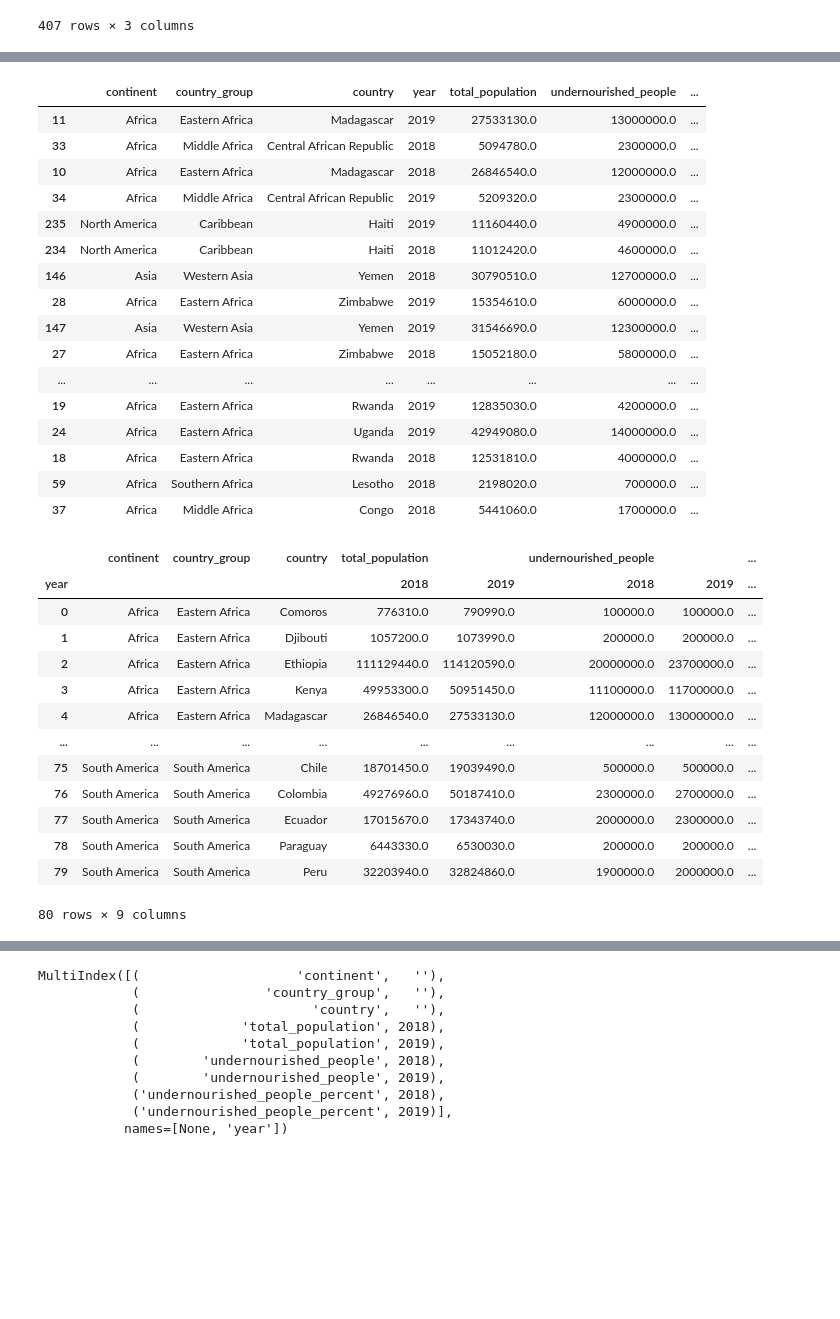
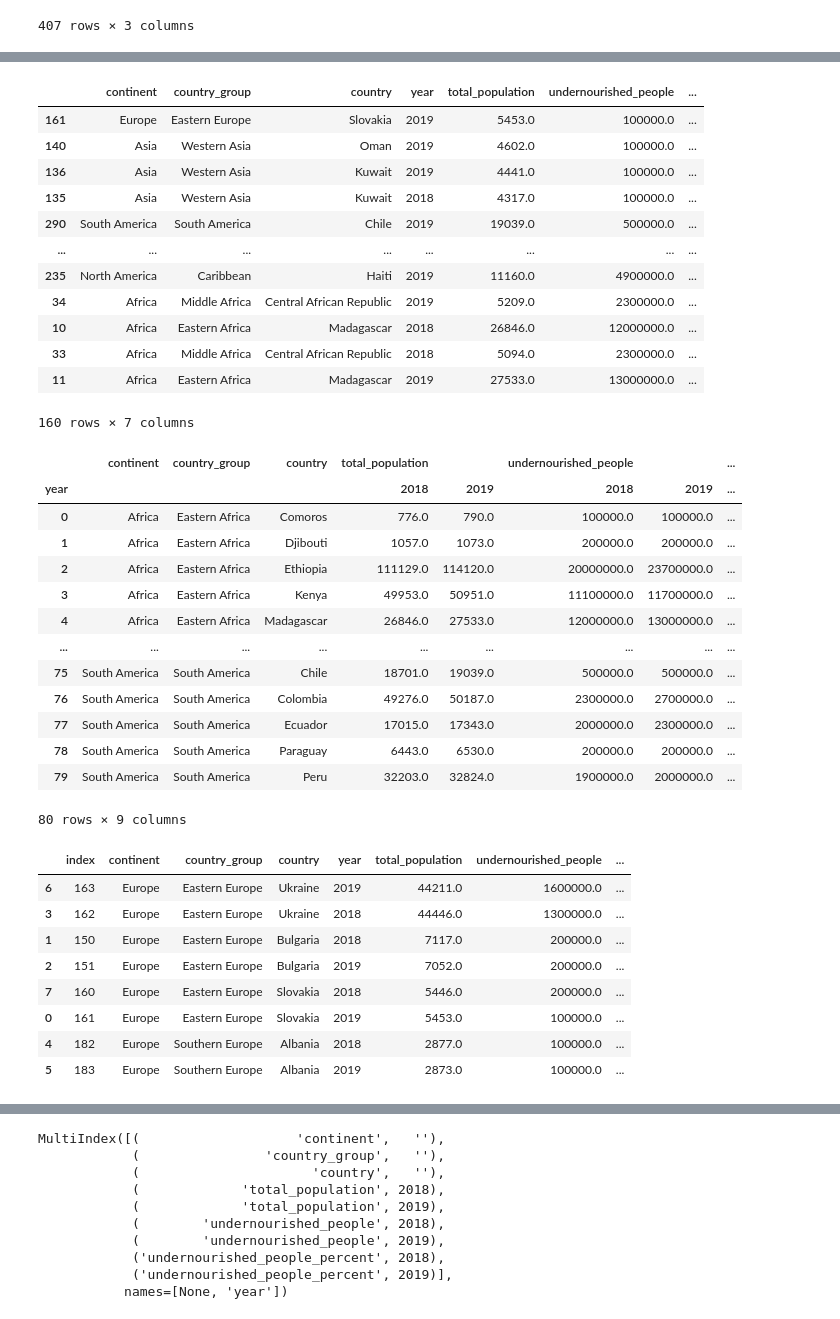
Before and after one commit to t7bo/pandas_fao, a Jupyter notebook: main.ipynb, the cells around one changed output, grey strips where cells are left out. Saved outputs shown, nothing was run; the diff lists cells and outputs as text; code cells hidden in the pictures; blank space fills up the shorter version.

```diff
--- a/main.ipynb
+++ b/main.ipynb
@@ -1211,28 +1258,31 @@ evolution_continents
 # %%
 df_sous_nutrition = pd.merge(evolution_continents, df_securite_alimentaire, on=["country", "year"], how="outer")
 valeurs_z = df_sous_nutrition["undernourished_people"] == 0
 df_sous_nutrition = df_sous_nutrition[~valeurs_z]
-df_sous_nutrition["undernourished_people_percent"] = round(df_sous_nutrition["undernourished_people"]*100 / df_sous_nutrition["total_population"],2)
+df_sous_nutrition["undernourished_people_percent"] = abs((df_sous_nutrition["total_population"]*1000 - df_sous_nutrition["undernourished_people"])*100 / (df_sous_nutrition["total_population"]*1000))
 df_sous_nutrition = df_sous_nutrition.dropna()
-df_sous_nutrition.sort_values(by="undernourished_people_percent", ascending=False).head(20)
+df_sous_nutrition = df_sous_nutrition.sort_values(by="undernourished_people_percent", ascending=False)
+df_sous_nutrition2 = df_sous_nutrition
+
+# nutrition2019 = df_sous_nutrition2["year"] == 2019
+# africa2019 = df_sous_nutrition2["continent"] == "Africa"
+
+# df_sous_nutrition2 = df_sous_nutrition2[nutrition2019 & africa2019].sort_values(by="undernourished_people_percent", ascending=True).head(20)
+df_sous_nutrition2
 # %% [output]
 |  | continent | country_group | country | year | total_population | undernourished_people | ... |
-| 11 | Africa | Eastern Africa | Madagascar | 2019 | 27533130.0 | 13000000.0 | ... |
-| 33 | Africa | Middle Africa | Central African Republic | 2018 | 5094780.0 | 2300000.0 | ... |
-| 10 | Africa | Eastern Africa | Madagascar | 2018 | 26846540.0 | 12000000.0 | ... |
-| 34 | Africa | Middle Africa | Central African Republic | 2019 | 5209320.0 | 2300000.0 | ... |
-| 235 | North America | Caribbean | Haiti | 2019 | 11160440.0 | 4900000.0 | ... |
-| 234 | North America | Caribbean | Haiti | 2018 | 11012420.0 | 4600000.0 | ... |
-| 146 | Asia | Western Asia | Yemen | 2018 | 30790510.0 | 12700000.0 | ... |
-| 28 | Africa | Eastern Africa | Zimbabwe | 2019 | 15354610.0 | 6000000.0 | ... |
-| 147 | Asia | Western Asia | Yemen | 2019 | 31546690.0 | 12300000.0 | ... |
-| 27 | Africa | Eastern Africa | Zimbabwe | 2018 | 15052180.0 | 5800000.0 | ... |
+| 161 | Europe | Eastern Europe | Slovakia | 2019 | 5453.0 | 100000.0 | ... |
+| 140 | Asia | Western Asia | Oman | 2019 | 4602.0 | 100000.0 | ... |
+| 136 | Asia | Western Asia | Kuwait | 2019 | 4441.0 | 100000.0 | ... |
+| 135 | Asia | Western Asia | Kuwait | 2018 | 4317.0 | 100000.0 | ... |
+| 290 | South America | South America | Chile | 2019 | 19039.0 | 500000.0 | ... |
 | ... | ... | ... | ... | ... | ... | ... | ... |
-| 19 | Africa | Eastern Africa | Rwanda | 2019 | 12835030.0 | 4200000.0 | ... |
-| 24 | Africa | Eastern Africa | Uganda | 2019 | 42949080.0 | 14000000.0 | ... |
-| 18 | Africa | Eastern Africa | Rwanda | 2018 | 12531810.0 | 4000000.0 | ... |
-| 59 | Africa | Southern Africa | Lesotho | 2018 | 2198020.0 | 700000.0 | ... |
-| 37 | Africa | Middle Africa | Congo | 2018 | 5441060.0 | 1700000.0 | ... |
+| 235 | North America | Caribbean | Haiti | 2019 | 11160.0 | 4900000.0 | ... |
+| 34 | Africa | Middle Africa | Central African Republic | 2019 | 5209.0 | 2300000.0 | ... |
+| 10 | Africa | Eastern Africa | Madagascar | 2018 | 26846.0 | 12000000.0 | ... |
+| 33 | Africa | Middle Africa | Central African Republic | 2018 | 5094.0 | 2300000.0 | ... |
+| 11 | Africa | Eastern Africa | Madagascar | 2019 | 27533.0 | 13000000.0 | ... |
+160 rows × 7 columns
 # %%
 df_sous_nutrition_pivot = df_sous_nutrition.pivot_table(index=["continent", "country_group", "country"], columns="year", values=["total_population", "undernourished_people", "undernourished_people_percent"])
 df_sous_nutrition_pivot = df_sous_nutrition_pivot.reset_index()
@@ -1240,15 +1290,30 @@ df_sous_nutrition_pivot
 # %% [output]
 |  | continent | country_group | country | total_population |  | undernourished_people |  | ... |
 | year |  |  |  | 2018 | 2019 | 2018 | 2019 | ... |
-| 0 | Africa | Eastern Africa | Comoros | 776310.0 | 790990.0 | 100000.0 | 100000.0 | ... |
-| 1 | Africa | Eastern Africa | Djibouti | 1057200.0 | 1073990.0 | 200000.0 | 200000.0 | ... |
-| 2 | Africa | Eastern Africa | Ethiopia | 111129440.0 | 114120590.0 | 20000000.0 | 23700000.0 | ... |
-| 3 | Africa | Eastern Africa | Kenya | 49953300.0 | 50951450.0 | 11100000.0 | 11700000.0 | ... |
-| 4 | Africa | Eastern Africa | Madagascar | 26846540.0 | 27533130.0 | 12000000.0 | 13000000.0 | ... |
+| 0 | Africa | Eastern Africa | Comoros | 776.0 | 790.0 | 100000.0 | 100000.0 | ... |
+| 1 | Africa | Eastern Africa | Djibouti | 1057.0 | 1073.0 | 200000.0 | 200000.0 | ... |
+| 2 | Africa | Eastern Africa | Ethiopia | 111129.0 | 114120.0 | 20000000.0 | 23700000.0 | ... |
+| 3 | Africa | Eastern Africa | Kenya | 49953.0 | 50951.0 | 11100000.0 | 11700000.0 | ... |
+| 4 | Africa | Eastern Africa | Madagascar | 26846.0 | 27533.0 | 12000000.0 | 13000000.0 | ... |
 | ... | ... | ... | ... | ... | ... | ... | ... | ... |
-| 75 | South America | South America | Chile | 18701450.0 | 19039490.0 | 500000.0 | 500000.0 | ... |
-| 76 | South America | South America | Colombia | 49276960.0 | 50187410.0 | 2300000.0 | 2700000.0 | ... |
-| 77 | South America | South America | Ecuador | 17015670.0 | 17343740.0 | 2000000.0 | 2300000.0 | ... |
-| 78 | South America | South America | Paraguay | 6443330.0 | 6530030.0 | 200000.0 | 200000.0 | ... |
-| 79 | South America | South America | Peru | 32203940.0 | 32824860.0 | 1900000.0 | 2000000.0 | ... |
+| 75 | South America | South America | Chile | 18701.0 | 19039.0 | 500000.0 | 500000.0 | ... |
+| 76 | South America | South America | Colombia | 49276.0 | 50187.0 | 2300000.0 | 2700000.0 | ... |
+| 77 | South America | South America | Ecuador | 17015.0 | 17343.0 | 2000000.0 | 2300000.0 | ... |
+| 78 | South America | South America | Paraguay | 6443.0 | 6530.0 | 200000.0 | 200000.0 | ... |
+| 79 | South America | South America | Peru | 32203.0 | 32824.0 | 1900000.0 | 2000000.0 | ... |
 80 rows × 9 columns
+# %%
+afrik = df_sous_nutrition2["continent"] == "Europe"
+df_afrik = df_sous_nutrition2[afrik].reset_index()
+df_afrik = df_afrik.sort_values(by="undernourished_people", ascending=False).head(10)
+df_afrik
+# %% [output]
+|  | index | continent | country_group | country | year | total_population | undernourished_people | ... |
+| 6 | 163 | Europe | Eastern Europe | Ukraine | 2019 | 44211.0 | 1600000.0 | ... |
+| 3 | 162 | Europe | Eastern Europe | Ukraine | 2018 | 44446.0 | 1300000.0 | ... |
+| 1 | 150 | Europe | Eastern Europe | Bulgaria | 2018 | 7117.0 | 200000.0 | ... |
+| 2 | 151 | Europe | Eastern Europe | Bulgaria | 2019 | 7052.0 | 200000.0 | ... |
+| 7 | 160 | Europe | Eastern Europe | Slovakia | 2018 | 5446.0 | 200000.0 | ... |
+| 0 | 161 | Europe | Eastern Europe | Slovakia | 2019 | 5453.0 | 100000.0 | ... |
+| 4 | 182 | Europe | Southern Europe | Albania | 2018 | 2877.0 | 100000.0 | ... |
+| 5 | 183 | Europe | Southern Europe | Albania | 2019 | 2873.0 | 100000.0 | ... |
```
Also changed, not shown: parts of 18 cells of this notebook, 3 other files.
